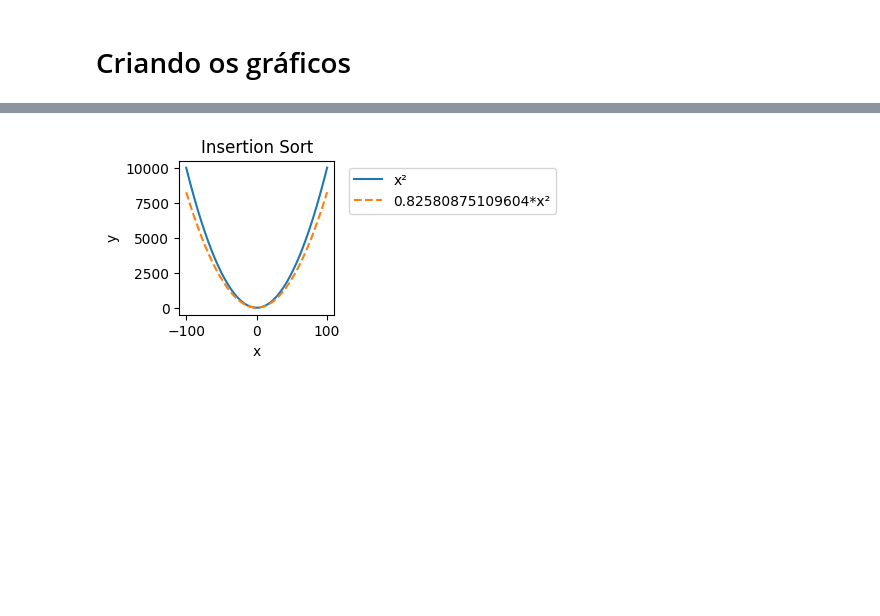
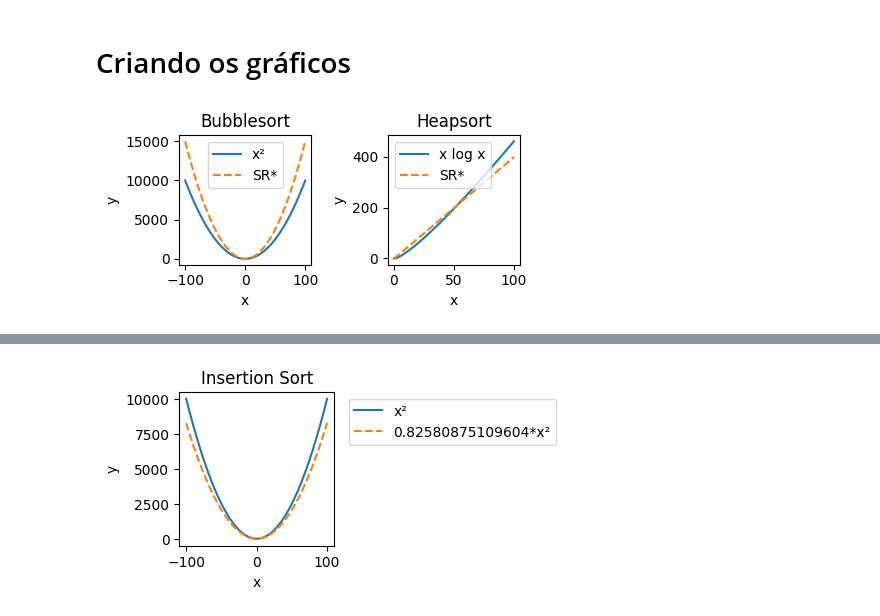
Before and after one commit to AlgoMathBR/symbolic_regression, a Jupyter notebook: criando_graficos_regressao_simbolica.ipynb, the cells around one changed output, grey strips where cells are left out. Cells and saved outputs as stored; diff of their text form; code cells hidden in the pictures; blank space fills up the shorter version.

Commit message:
feat: criacao dos graficos em pares

```diff
--- a/criando_graficos_regressao_simbolica.ipynb
+++ b/criando_graficos_regressao_simbolica.ipynb
@@ -5,3 +5,47 @@ import matplotlib.pyplot as plt
 import seaborn as sns
 import numpy as np
 import math
+# %%
+import numpy as np
+import matplotlib.pyplot as plt
+import seaborn as sns
+#==========================================
+# 1 gráfico
+x = np.linspace(-100, 100, 400)
+y1 = x**2
+y2 = 1.50119395960383 * x**2
+std_dev = np.std(y1 - y2)
+
+plt.figure(figsize=(4.5, 2.25))  # comprimento, altura
+
+# Subplot 1
+plt.subplot(1, 2, 1) #LINHA, COLUNA, POSICAO
+sns.lineplot(x=x, y=y1, label='x²')
+sns.lineplot(x=x, y=y2, label='SR*', linestyle='--')
+plt.title('Bubblesort')
+plt.xlabel('x')
+plt.ylabel('y')
+
+#==========================================
+
+# 2 gráfico
+x1 = np.linspace(0.0001, 100, 400)
+y11 = x1 * np.log(x1)
+y22 = 3.9986968 * x1 - 1.46676437242608
+
+# Subplot 2
+plt.subplot(1, 2, 2)
+sns.lineplot(x=x1, y=y11, label='x log x')
+sns.lineplot(x=x1, y=y22, label='SR*', linestyle='--')
+plt.title('Heapsort')
+plt.xlabel('x')
+plt.ylabel('y')
+
+#==========================================
+
+plt.tight_layout()  # Ajusta o layout para evitar sobreposição
+
+plt.savefig('graficos_lado_a_lado2.png')  # Salva a imagem
+plt.show()
+# %% [output]
+[figure, added]
```
Also changed, not shown: parts of 14 cells of this notebook.
